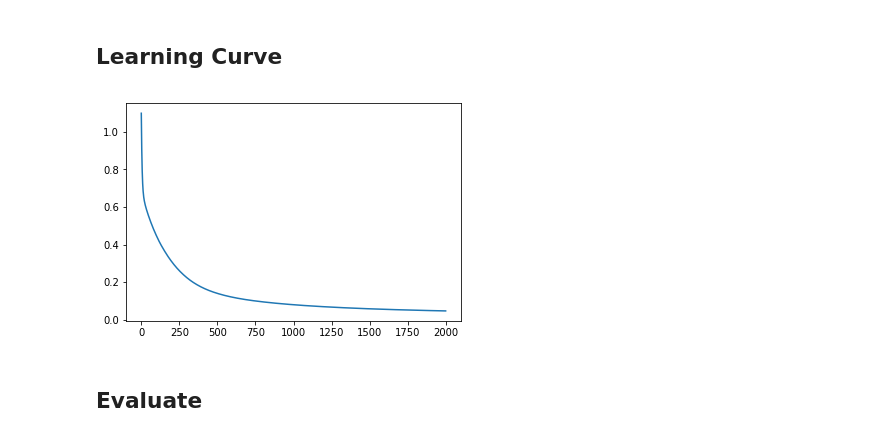
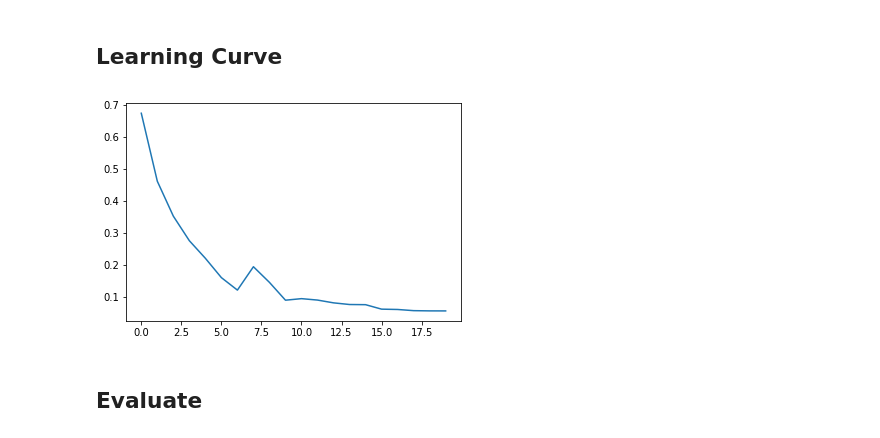
Before and after one commit to VIVelev/PyDojoML, a Jupyter notebook: examples/Neural Network.ipynb, the cells around one changed output. Cells and saved outputs as stored; diff of their text form; code cells hidden in the pictures.

```diff
--- a/examples/Neural Network.ipynb
+++ b/examples/Neural Network.ipynb
@@ -47,9 +47,9 @@ NeuralNetwork(
 # %% [markdown]
 ## Learning Curve
 # %%
-plt.plot(model._loss_values[::10]);
+plt.plot(model._loss_values[::1000]);
 # %% [output]
-[figure, old version]
+[figure, new version]
 # %% [markdown]
 ## Evaluate
 # %%
```
Also changed, not shown: parts of 3 cells of this notebook, 1 other file.
